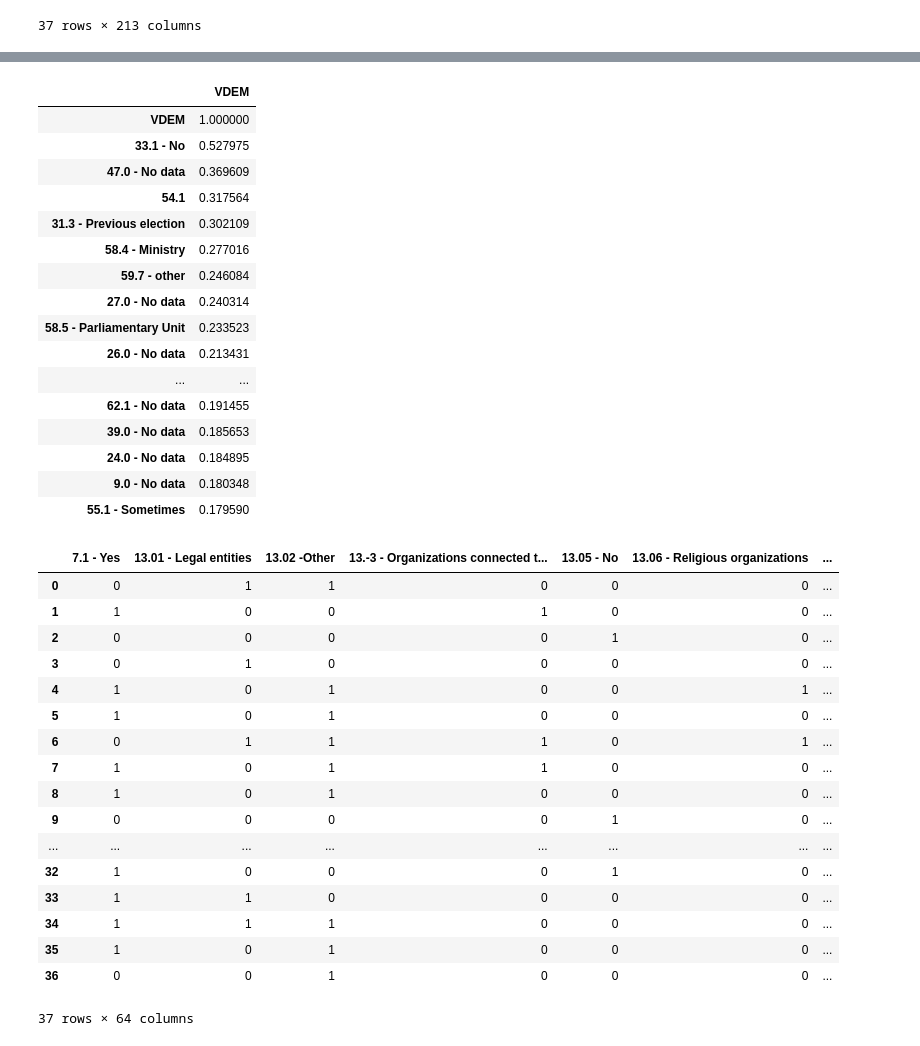
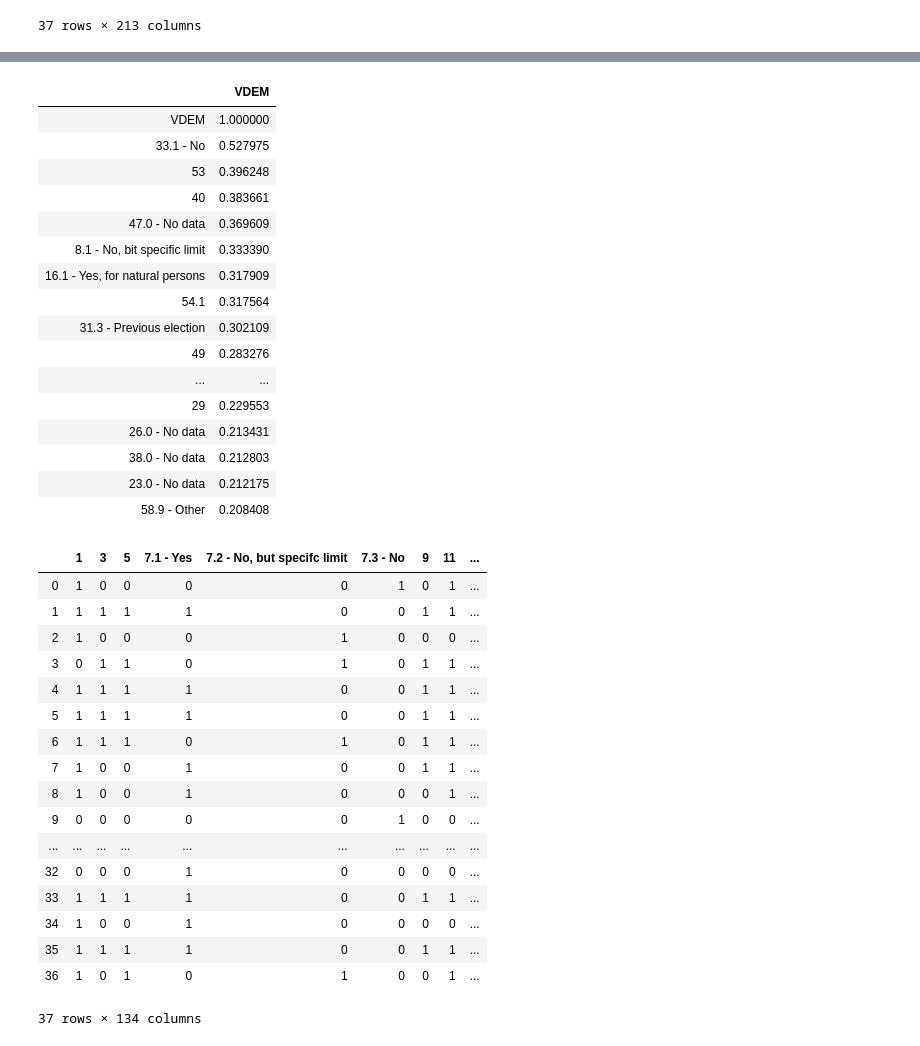
Before and after one commit to luvi01/DemocracyResearch, a Jupyter notebook: New Master Function.ipynb, the cells around one changed output, grey strips where cells are left out. Drawn from its saved outputs; the diff is of its cells as text; code cells hidden in the pictures.

```diff
--- a/New Master Function.ipynb
+++ b/New Master Function.ipynb
@@ -572,0 +64,8 @@ X = df[['1',
+# %%
+#Excluding 'countries' and redefining columns
+columns = list(db.columns)
+#Correction
+db = db.reindex(columns=columns)
+
+#Organized columns to draw from
+columns
@@ -572,0 +90,6 @@ X = df[['1',
+# %%
+colunas = list(db.columns)
+colunas.remove('Country')
+#Redefining dataframe
+df = db[colunas]
+df
@@ -572,0 +115,6 @@ X = df[['1',
+# %%
+#Defining regression variables
+Y = df['VDEM']
+colunas.remove('VDEM')
+X = df[colunas]
+X
@@ -581,46 +148,46 @@ l.head(20)
 |  | VDEM |
 | VDEM | 1.000000 |
 | 33.1 - No | 0.527975 |
+| 53 | 0.396248 |
+| 40 | 0.383661 |
 | 47.0 - No data | 0.369609 |
+| 8.1 - No, bit specific limit | 0.333390 |
+| 16.1 - Yes, for natural persons | 0.317909 |
 | 54.1 | 0.317564 |
 | 31.3 - Previous election | 0.302109 |
-| 58.4 - Ministry | 0.277016 |
-| 59.7 - other | 0.246084 |
-| 27.0 - No data | 0.240314 |
-| 58.5 - Parliamentary Unit | 0.233523 |
+| 49 | 0.283276 |
+| ... | ... |
+| 29 | 0.229553 |
 | 26.0 - No data | 0.213431 |
-| ... | ... |
-| 62.1 - No data | 0.191455 |
-| 39.0 - No data | 0.185653 |
-| 24.0 - No data | 0.184895 |
-| 9.0 - No data | 0.180348 |
-| 55.1 - Sometimes | 0.179590 |
+| 38.0 - No data | 0.212803 |
+| 23.0 - No data | 0.212175 |
+| 58.9 - Other | 0.208408 |
 # %%
 # Implementation of feature selection method: variance treshold
 
-X = variance_threshold_selector(X, .85 * (1 - .85))
+X = variance_threshold_selector(X, .90 * (1 - .90))
 # If line has over 85% of equal answers, we can exclude as it explains nothing
 
 X
 # %% [output]
-|  | 7.1 - Yes | 13.01 - Legal entities | 13.02 -Other | 13.-3 - Organizations connected t... | 13.05 - No | 13.06 - Religious organizations | ... |
-| 0 | 0 | 1 | 1 | 0 | 0 | 0 | ... |
-| 1 | 1 | 0 | 0 | 1 | 0 | 0 | ... |
-| 2 | 0 | 0 | 0 | 0 | 1 | 0 | ... |
-| 3 | 0 | 1 | 0 | 0 | 0 | 0 | ... |
-| 4 | 1 | 0 | 1 | 0 | 0 | 1 | ... |
-| 5 | 1 | 0 | 1 | 0 | 0 | 0 | ... |
-| 6 | 0 | 1 | 1 | 1 | 0 | 1 | ... |
-| 7 | 1 | 0 | 1 | 1 | 0 | 0 | ... |
-| 8 | 1 | 0 | 1 | 0 | 0 | 0 | ... |
-| 9 | 0 | 0 | 0 | 0 | 1 | 0 | ... |
-| ... | ... | ... | ... | ... | ... | ... | ... |
-| 32 | 1 | 0 | 0 | 0 | 1 | 0 | ... |
-| 33 | 1 | 1 | 0 | 0 | 0 | 0 | ... |
-| 34 | 1 | 1 | 1 | 0 | 0 | 0 | ... |
-| 35 | 1 | 0 | 1 | 0 | 0 | 0 | ... |
-| 36 | 0 | 0 | 1 | 0 | 0 | 0 | ... |
+|  | 1 | 3 | 5 | 7.1 - Yes | 7.2 - No, but specifc limit | 7.3 - No | 9 | 11 | ... |
+| 0 | 1 | 0 | 0 | 0 | 0 | 1 | 0 | 1 | ... |
+| 1 | 1 | 1 | 1 | 1 | 0 | 0 | 1 | 1 | ... |
+| 2 | 1 | 0 | 0 | 0 | 1 | 0 | 0 | 0 | ... |
+| 3 | 0 | 1 | 1 | 0 | 1 | 0 | 1 | 1 | ... |
+| 4 | 1 | 1 | 1 | 1 | 0 | 0 | 1 | 1 | ... |
+| 5 | 1 | 1 | 1 | 1 | 0 | 0 | 1 | 1 | ... |
+| 6 | 1 | 1 | 1 | 0 | 1 | 0 | 1 | 1 | ... |
+| 7 | 1 | 0 | 0 | 1 | 0 | 0 | 1 | 1 | ... |
+| 8 | 1 | 0 | 0 | 1 | 0 | 0 | 0 | 1 | ... |
+| 9 | 0 | 0 | 0 | 0 | 0 | 1 | 0 | 0 | ... |
+| ... | ... | ... | ... | ... | ... | ... | ... | ... | ... |
+| 32 | 0 | 0 | 0 | 1 | 0 | 0 | 0 | 0 | ... |
+| 33 | 1 | 1 | 1 | 1 | 0 | 0 | 1 | 1 | ... |
+| 34 | 1 | 0 | 0 | 1 | 0 | 0 | 0 | 0 | ... |
+| 35 | 1 | 1 | 1 | 1 | 0 | 0 | 1 | 1 | ... |
+| 36 | 1 | 0 | 1 | 0 | 1 | 0 | 0 | 1 | ... |
-37 rows × 64 columns
+37 rows × 134 columns
 # %%
 dici = {}
 rsquared = []
```
Also changed, not shown: parts of 12 cells of this notebook, 1 other file.
